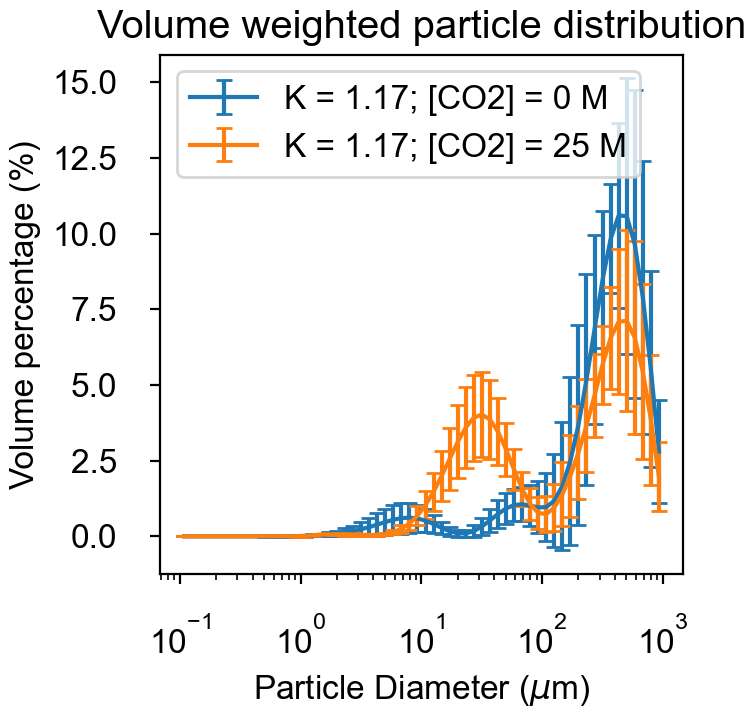
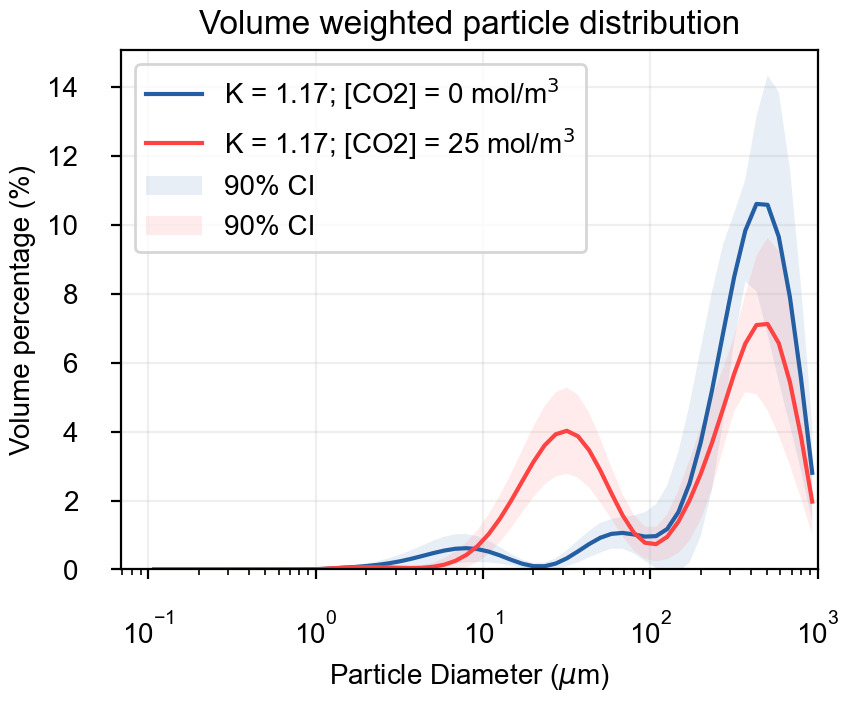
The change to this notebook cell's code, shown as a diff; its figure went from the first image to the second:
--- before
+++ after
@@ -1,17 +1,43 @@
 # Volume distribution plot
 
-fig, ax = plt.subplots()
+zzz = 1.65 # 90%CI normally distributed.
 
-ax.errorbar(df_run1_v.columns[16:], df_run1_v.iloc[run1_v_start:run1_v_end,16:].mean(axis=0), yerr=2*df_run1_v.iloc[run1_v_start:run1_v_end,16:].std(axis=0), capsize=3, label='K = 1.17; [CO2] = 0 M')
-ax.errorbar(df_run4_v.columns[16:], df_run4_v.iloc[run4_v_start:run4_v_end,16:].mean(axis=0), yerr=2*df_run4_v.iloc[run4_v_start:run4_v_end,16:].std(axis=0), capsize=3, label='K = 1.17; [CO2] = 25 M')
+plt_col1 = (0.14, 0.37, 0.64) # degassed
+plt_col4 = (1, 0.26, 0.26) # dissolved gas
+
+fig, ax = plt.subplots(figsize=(3.37*1.333,3.37))
+
+s = df_run1_v.columns[16:]
+run1_v_mean = df_run1_v.iloc[run1_v_start:run1_v_end,16:].mean(axis=0)
+run4_v_mean = df_run4_v.iloc[run4_v_start:run4_v_end,16:].mean(axis=0)
+run1_v_ci = zzz*df_run1_v.iloc[run1_v_start:run1_v_end,16:].std(axis=0)
+run4_v_ci = zzz*df_run4_v.iloc[run1_v_start:run4_v_end,16:].std(axis=0)
+
+ax.plot(s,run1_v_mean, label=r'K = 1.17; [CO2] = 0 mol/m$^3$',c=plt_col1)
+ax.plot(s,run4_v_mean, label=r'K = 1.17; [CO2] = 25 mol/m$^3$',c=plt_col4)
+
+ax.fill_between(list(s), list(run1_v_mean-run1_v_ci), list(run1_v_mean+run1_v_ci), fc=plt_col1, alpha=.1, label='90% CI')
+ax.fill_between(list(s), list(run4_v_mean-run4_v_ci), list(run4_v_mean+run4_v_ci), fc=plt_col4, alpha=.1, label='90% CI')
+
+'''
+ax.errorbar(df_run1_v.columns[16:], df_run1_v.iloc[run1_v_start:run1_v_end,16:].mean(axis=0),\
+                           yerr=zzz*df_run1_v.iloc[run1_v_start:run1_v_end,16:].std(axis=0),\
+                           capsize=3, label='K = 1.17; [CO2] = 0 M', ls='None', c='k')
+ax.errorbar(df_run4_v.columns[16:], df_run4_v.iloc[run4_v_start:run4_v_end,16:].mean(axis=0),\
+                           yerr=zzz*df_run4_v.iloc[run4_v_start:run4_v_end,16:].std(axis=0),\
+                           capsize=3, label='K = 1.17; [CO2] = 25 M', ls='None', c='r')
+'''
 ax.set_xscale('log')
-# ax.set_xlim(0.05, 100)
-# ax.set_ylim(-1, 8)
+#ax.set_yscale('log')
+ax.set_xlim(None,1e3)
+ax.set_ylim(0,None)
 ax.set_title('Volume weighted particle distribution')
 
-ax.legend()
+ax.legend(fontsize=10)
+plt.grid(alpha=.2)
 
 ax.set_xlabel(r'Particle Diameter ($\mu$m)')
 ax.set_ylabel(r'Volume percentage (%)')
 
-plt.show()
+
+plt.savefig('/Users/dduke/Desktop/volume_weighted_size_distr.pdf');

Commit: mae3405 asst1